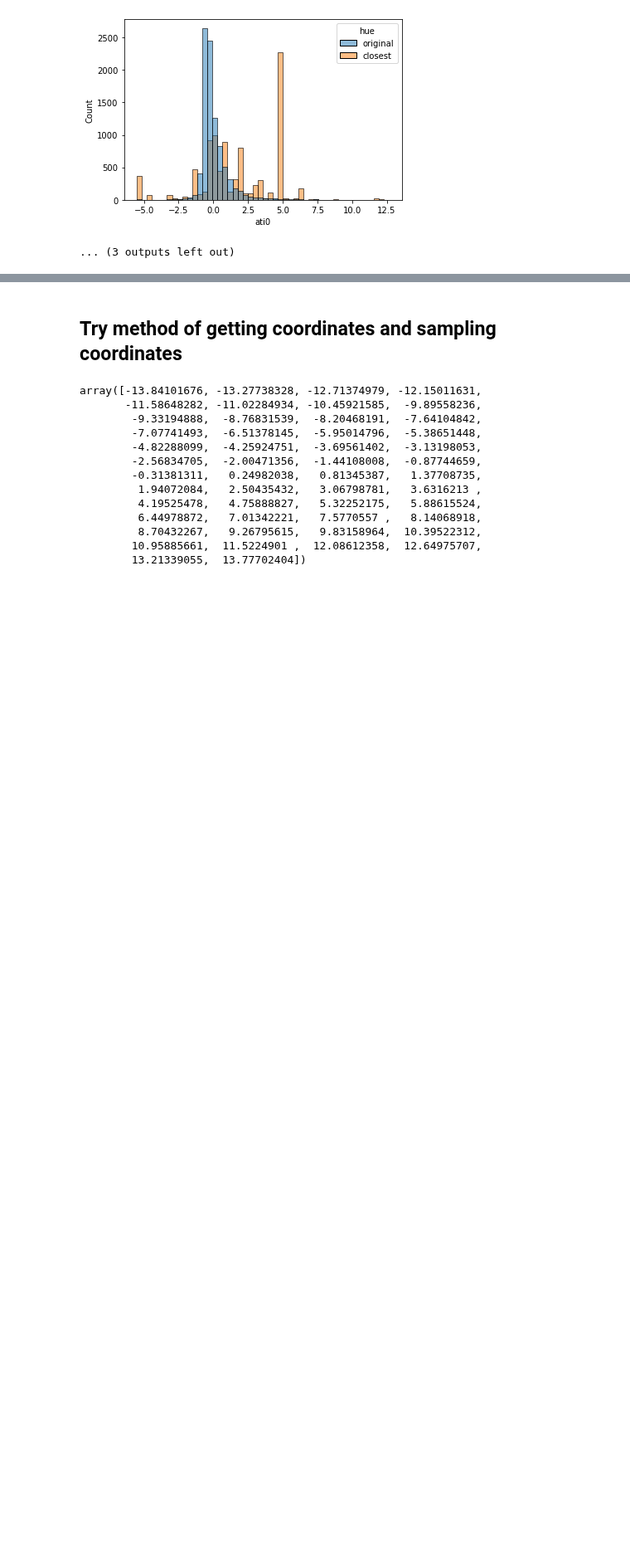
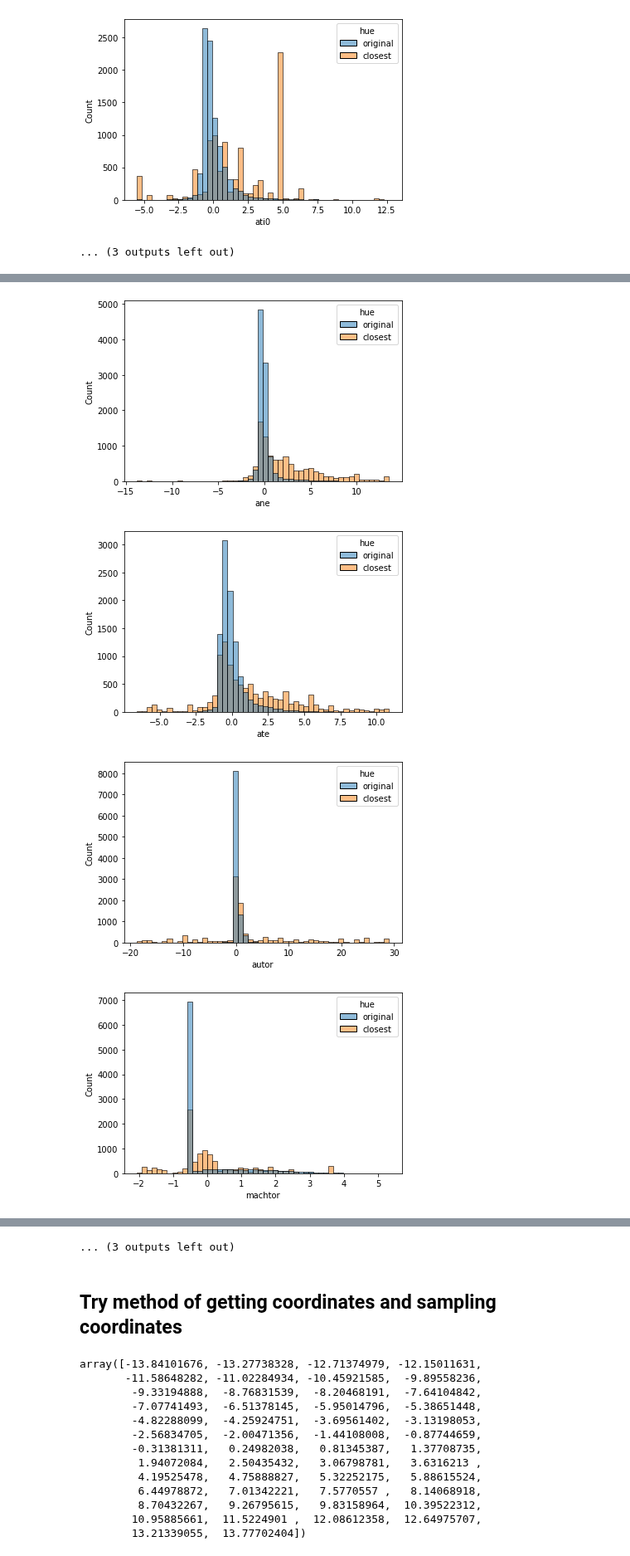
Before and after one commit to zcapjdb/UKAEAGroupProject, a Jupyter notebook: src/notebooks/flatten.ipynb, the cells around one changed output, grey strips where cells are left out. Shown at 83% size. Saved outputs shown, nothing was run; the diff lists cells and outputs as text; code cells hidden in the pictures; blank space fills up the shorter version.

```diff
--- a/src/notebooks/flatten.ipynb
+++ b/src/notebooks/flatten.ipynb
@@ -273,0 +350,4 @@ closest_array = np.apply_along_axis(find_closest_point_threshold_numba, 1, sampl
+# %%
+sampled_values = train_data_array[indices]
+sampled_df = pd.DataFrame(sampled_values, columns = train_keys)
+sampled_df
@@ -273,0 +368,16 @@ closest_array = np.apply_along_axis(find_closest_point_threshold_numba, 1, sampl
+# %%
+train_data_copy = train_data.copy()
+
+train_data_copy["hue"] = "original"
+sampled_df["hue"] = "closest"
+
+concat_df = pd.concat([train_data_copy.sample(len(sampled_df.index)), sampled_df]).reset_index(drop = True)
+# %%
+for i in train_keys:
+    plt.figure()
+    sns.histplot(data = concat_df, x = i, bins = 50, hue = "hue")
+# %% [output]
+[figure, added]
+[figure, added]
+[figure, added]
+[figure, added]
@@ -274,3 +392,4 @@ closest_array = np.apply_along_axis(find_closest_point_threshold_numba, 1, sampl
+... (3 outputs left out)
 # %% [markdown]
 ## Try method of getting coordinates and sampling coordinates
 # %%
```
Also changed, not shown: parts of 13 cells of this notebook.
